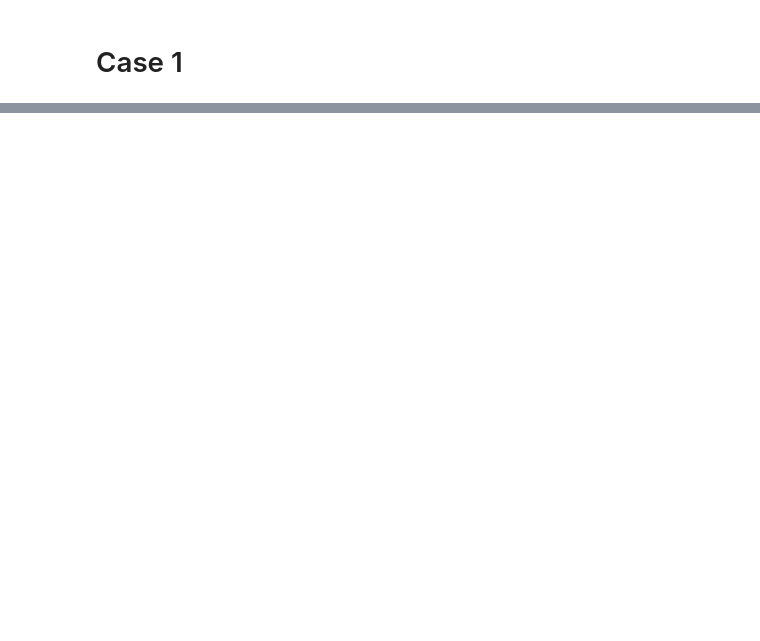
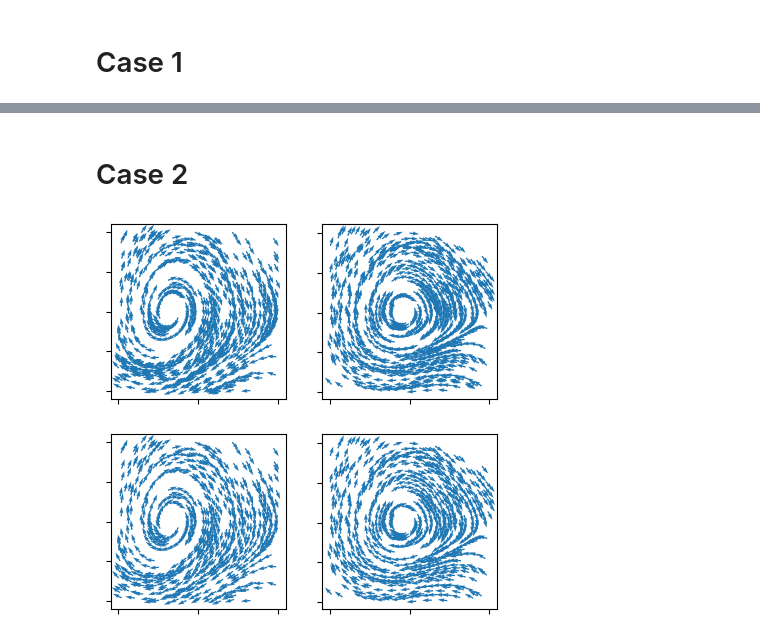
Before and after one commit to agosztolai/MARBLE, a Jupyter notebook: examples/ex_bogdanov_takens.ipynb, the cells around one changed output, grey strips where cells are left out. Drawn from its saved outputs; the diff is of its cells as text; code cells hidden in the pictures; blank space fills up the shorter version.

```diff
--- a/examples/ex_bogdanov_takens.ipynb
+++ b/examples/ex_bogdanov_takens.ipynb
@@ -164,7 +162,0 @@ beta1 = np.linspace(-.5,.5,40)
-# %%
-pos, vel = sweep_parameters(beta1, beta2)
-pos_subsample, vel_subsample = [], []
-for i, (p,v) in enumerate(zip(pos,vel)):
-    ind, _ = geometry.furthest_point_sampling(p, stop_crit=0.025)
-    pos_subsample.append(p[ind])
-    vel_subsample.append(v[ind])
@@ -235,0 +163,21 @@ Performed MDS embedding on embedded results.
+# %% [markdown]
+# Case 2
+# %%
+beta2 = -1
+beta1 = np.linspace(-.5,-0.1,10)
+pos, vel = sweep_parameters(beta1, beta2)
+# %%
+pos_subsample, vel_subsample = [], []
+for i, (p,v) in enumerate(zip(pos,vel)):
+    ind, _ = geometry.furthest_point_sampling(p, stop_crit=0.01)
+    pos_subsample.append(p[ind])
+    vel_subsample.append(v[ind])
+# %%
+fig, ax = plt.subplots(2,2, figsize=(5,5))
+
+plot_phase_portrait(pos[0], vel[0], ax[0,0])
+plot_phase_portrait(pos[-1], vel[-1], ax[0,1])
+plot_phase_portrait([pos_subsample[0]], [vel_subsample[0]], ax[1,0])
+plot_phase_portrait([pos_subsample[-1]], [vel_subsample[-1]], ax[1,1])
+# %% [output]
+[figure, added]
```
Also changed, not shown: parts of 26 cells of this notebook.
